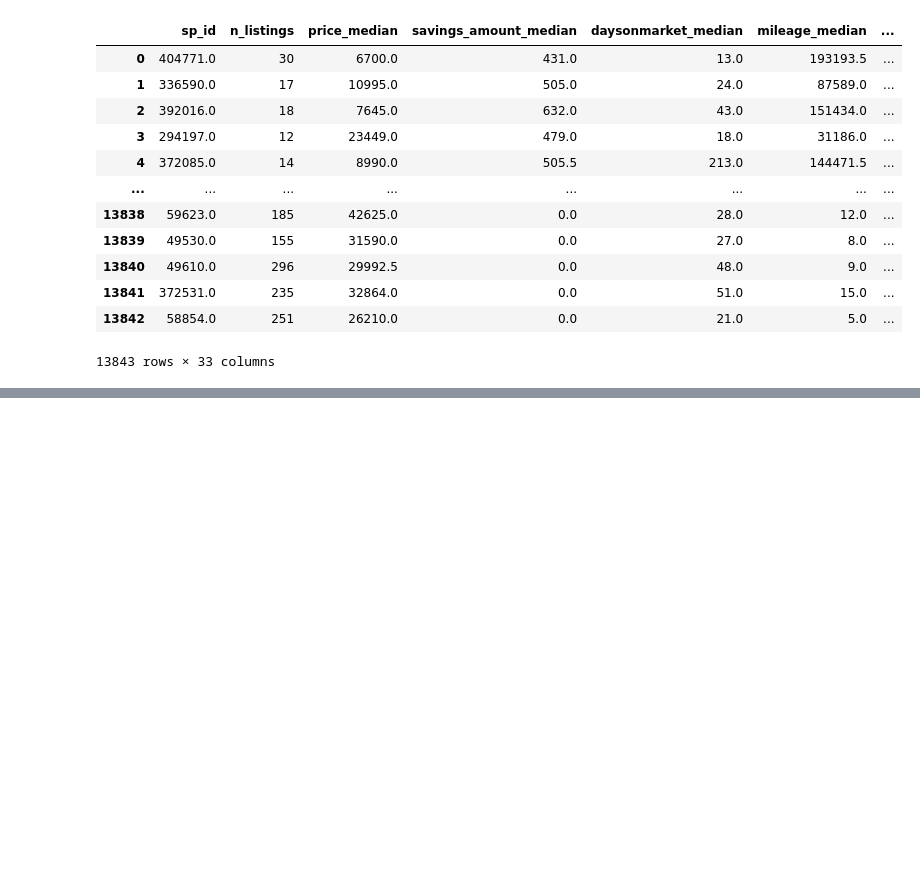
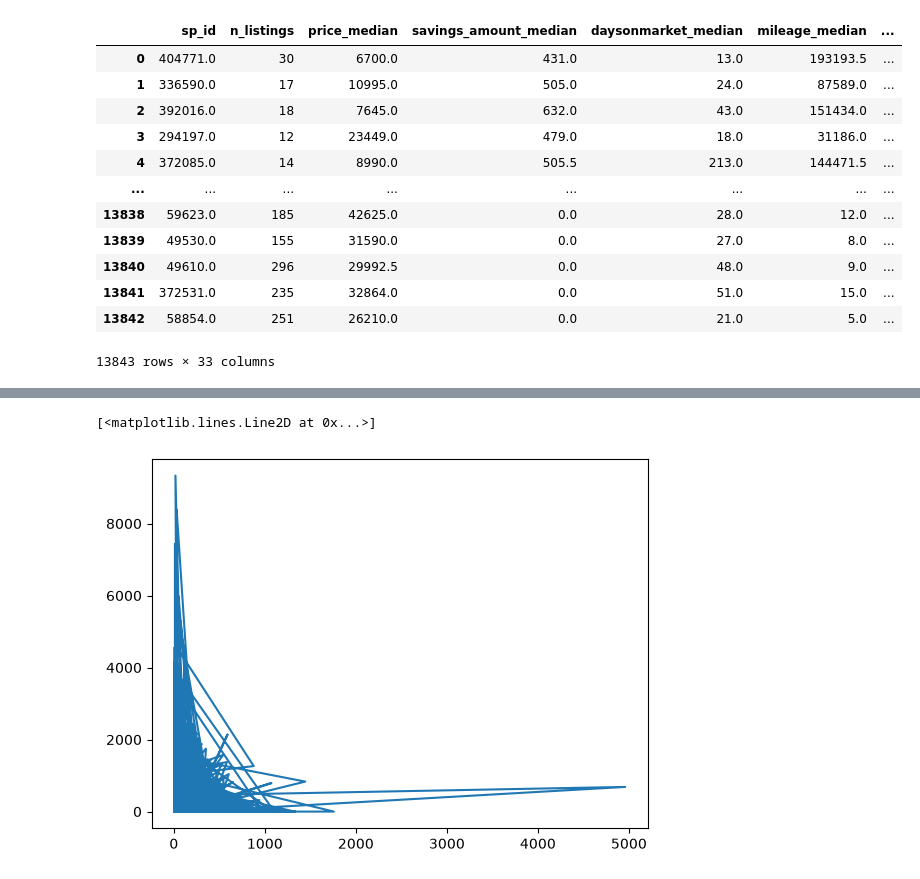
Before and after one commit to guitarthero/test, a Jupyter notebook: nootebook.ipynb, the cells around one changed output, grey strips where cells are left out. Drawn from its saved outputs; the diff is of its cells as text; code cells hidden in the pictures; blank space fills up the shorter version.

```diff
--- a/nootebook.ipynb
+++ b/nootebook.ipynb
@@ -25,0 +26,5 @@ plt.plot(data_frame['n_listings'], data_frame['price_median'])
+# %%
+plt.plot(data_frame['n_listings'], data_frame['savings_amount_median'])
+# %% [output]
+[<matplotlib.lines.Line2D at 0x...>]
+[figure, added]
```
Also changed, not shown: parts of 1 cell of this notebook.
